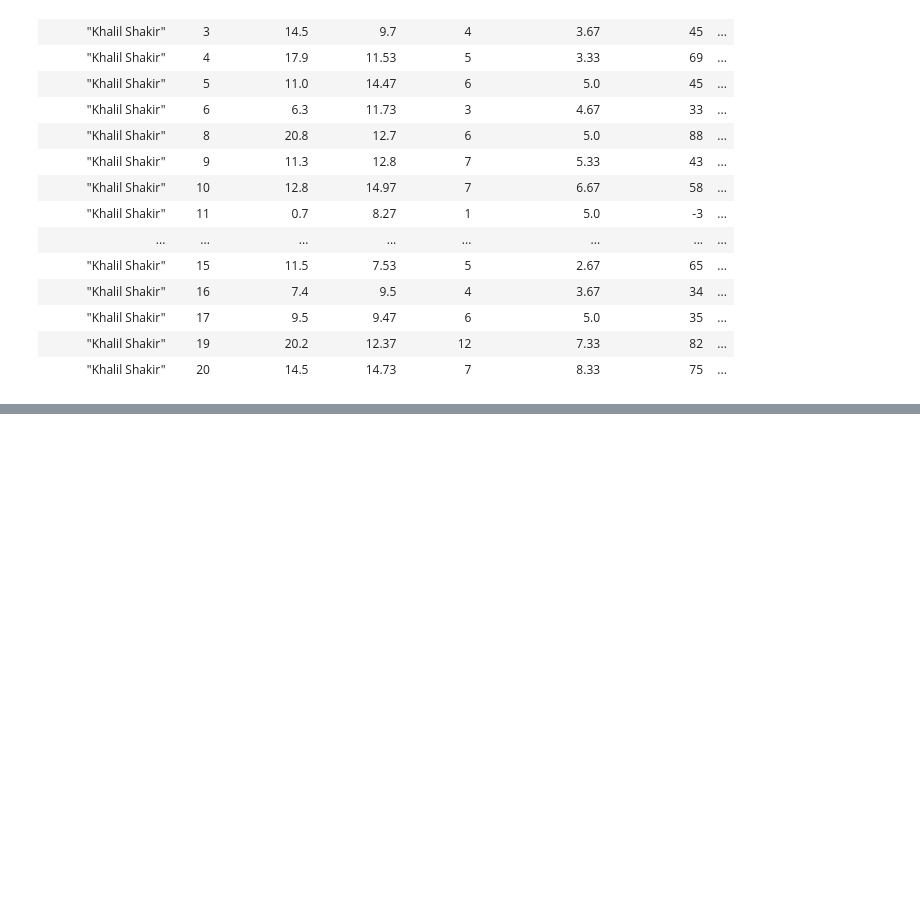
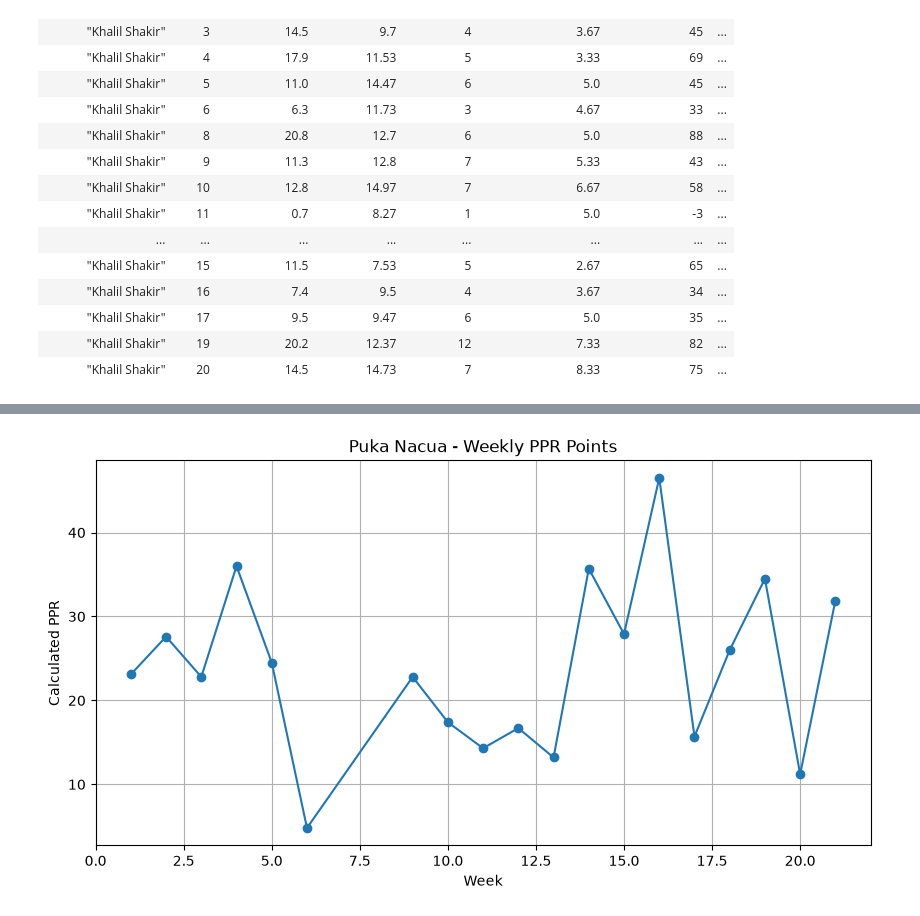
Before and after one commit to samarthsarda9/fantasy-football-project, a Jupyter notebook: notebooks/01_explore_data.ipynb, the cells around one changed output, grey strips where cells are left out. Saved outputs shown, nothing was run; the diff lists cells and outputs as text; code cells hidden in the pictures; blank space fills up the shorter version.

Commit message:
data visualization and season-to-date data

```diff
--- a/notebooks/01_explore_data.ipynb
+++ b/notebooks/01_explore_data.ipynb
@@ -589,0 +602,17 @@ shape: (16, 8)
+# %%
+player_name = 'Puka Nacua'
+player_data = (
+    player_rolling_ppr
+    .filter(pl.col('player_display_name') == player_name)
+    .sort('week')
+)
+
+plt.figure(figsize=(10, 5))
+plt.plot(player_data['week'], player_data['calculated_ppr'], marker='o')
+plt.title(f'{player_name} - Weekly PPR Points')
+plt.xlabel('Week')
+plt.ylabel('Calculated PPR')
+plt.grid(True)
+plt.show()
+# %% [output]
+[figure, added]
```
Also changed, not shown: parts of 6 cells of this notebook, 1 other file.
